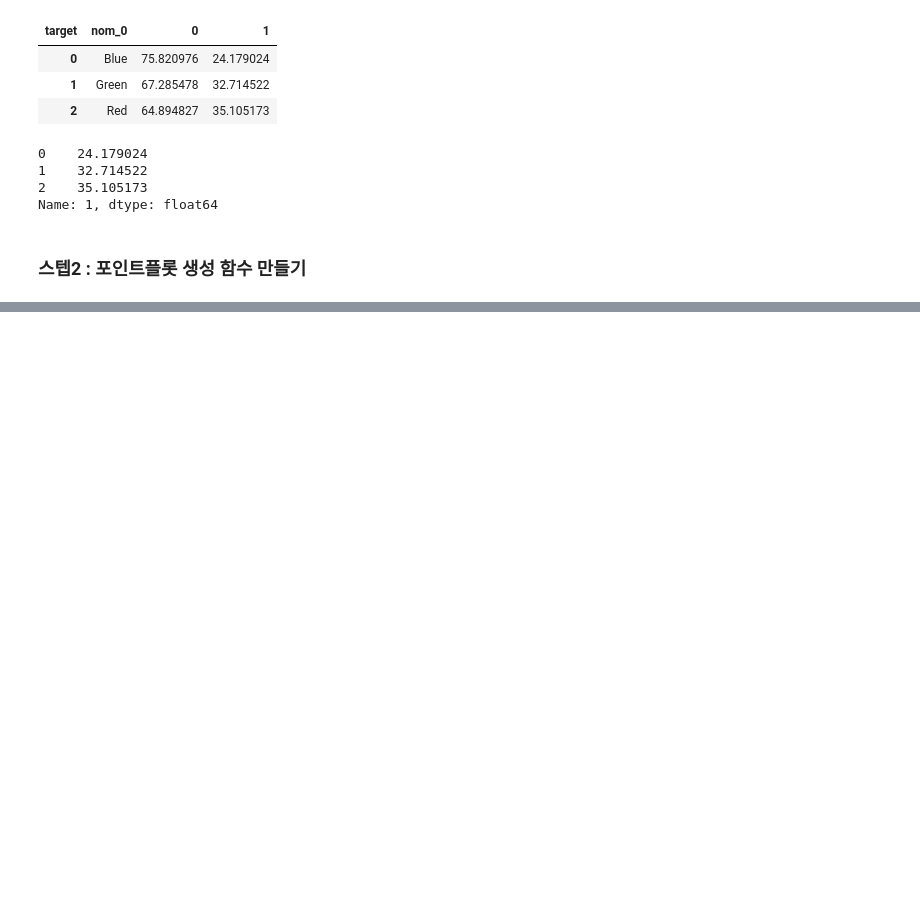
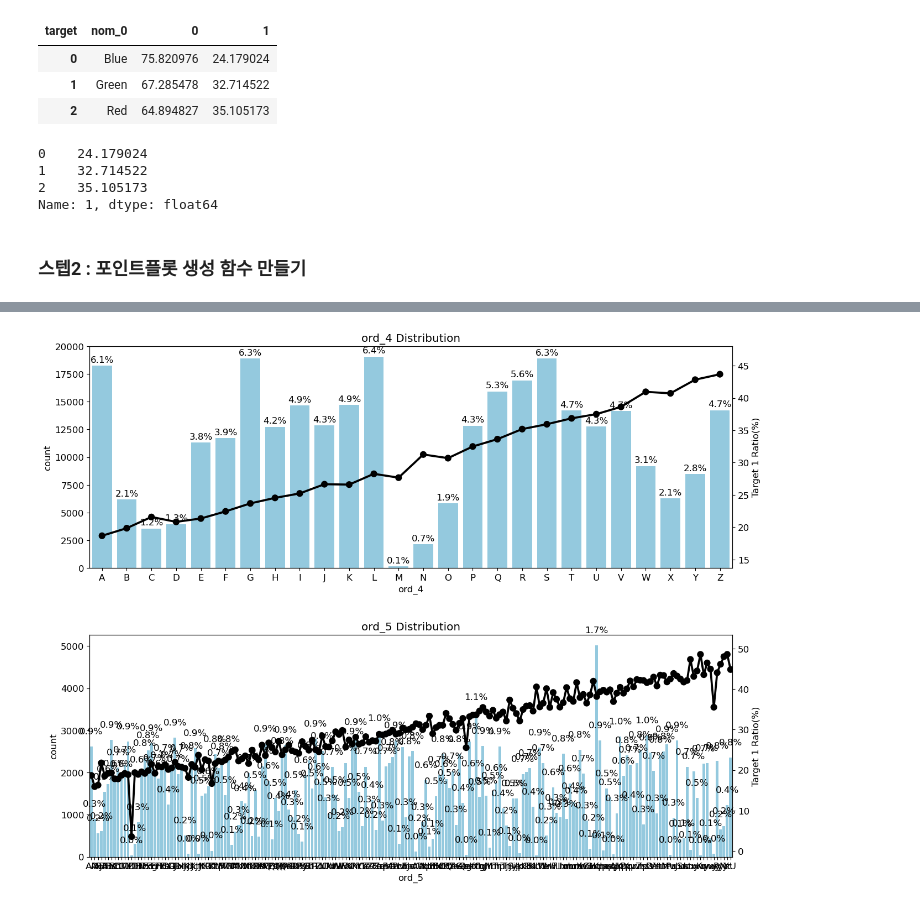
Before and after one commit to justin-kim3000/DL_Kaggle, a Jupyter notebook: Kaggle/ML/Categorical_Feature_Encoding_Challenge/data_preprocessing.ipynb, the cells around one changed output, grey strips where cells are left out. Saved outputs shown, nothing was run; the diff lists cells and outputs as text; code cells hidden in the pictures; blank space fills up the shorter version.

```diff
--- a/Kaggle/ML/Categorical_Feature_Encoding_Challenge/data_preprocessing.ipynb
+++ b/Kaggle/ML/Categorical_Feature_Encoding_Challenge/data_preprocessing.ipynb
@@ -265,0 +314,11 @@ def plot_pointplot(ax, feature, crosstab):
+# %%
+ord_1_value = ['Grandmaster' 'Expert' 'Novice' 'Contributor' 'Master']
+ord_2_value = ['Cold' 'Hot' 'Lava Hot' 'Boiling Hot' 'Freezing' 'Warm']
+
+# 순서를 지정한 범주형 데이터 타입
+ord_1_dtype = CategoricalDtype(categories=ord_1_value, ordered=True)
+ord_2_dtype = CategoricalDtype(categories=ord_2_value, ordered=True)
+
+# 데이터 타입 변경
+train['ord_1'] = train['ord_1'].astype(ord_1_dtype)
+train['ord_2'] = train['ord_2'].astype(ord_2_dtype)
@@ -265,0 +328,5 @@ def plot_pointplot(ax, feature, crosstab):
+# %%
+plot_cat_dist_with_true_ratio(train, ['ord_4', 'ord_5'],
+                              num_rows=2, num_cols=1, size=(15, 12))
+# %% [output]
+[figure, added]
```
Also changed, not shown: parts of 11 cells of this notebook.
